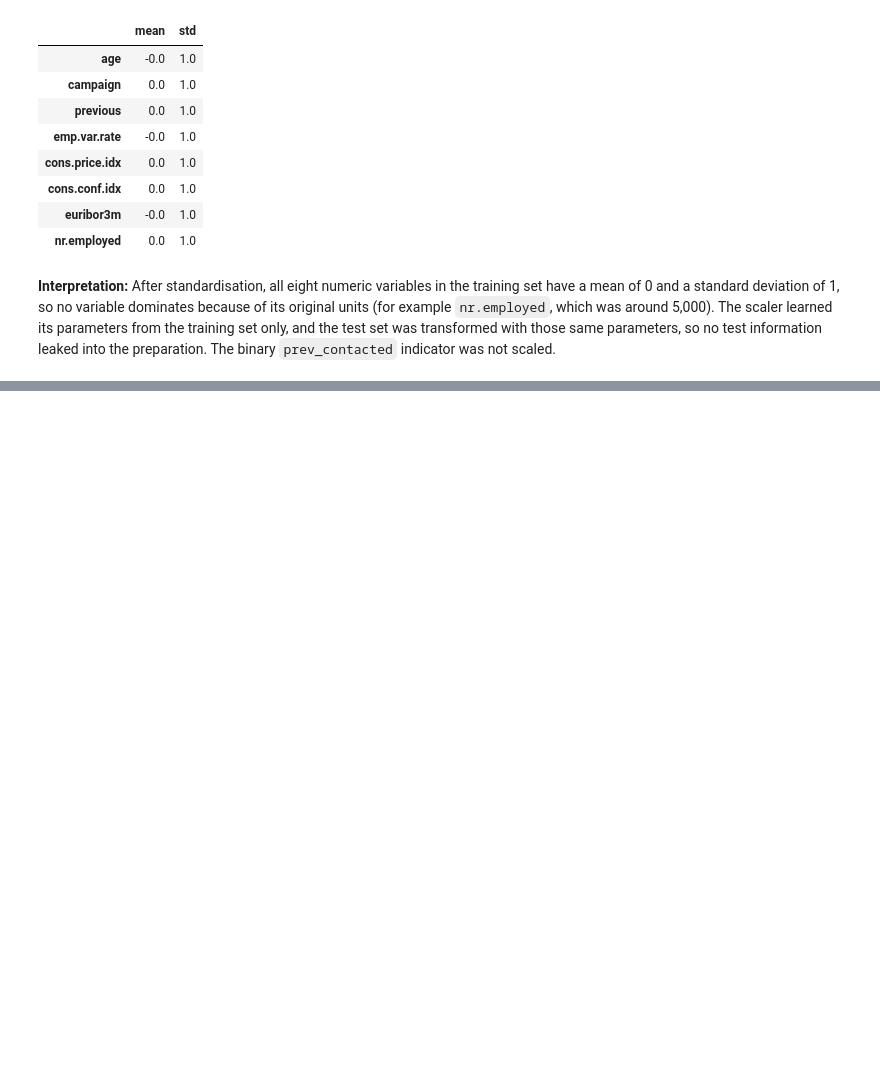
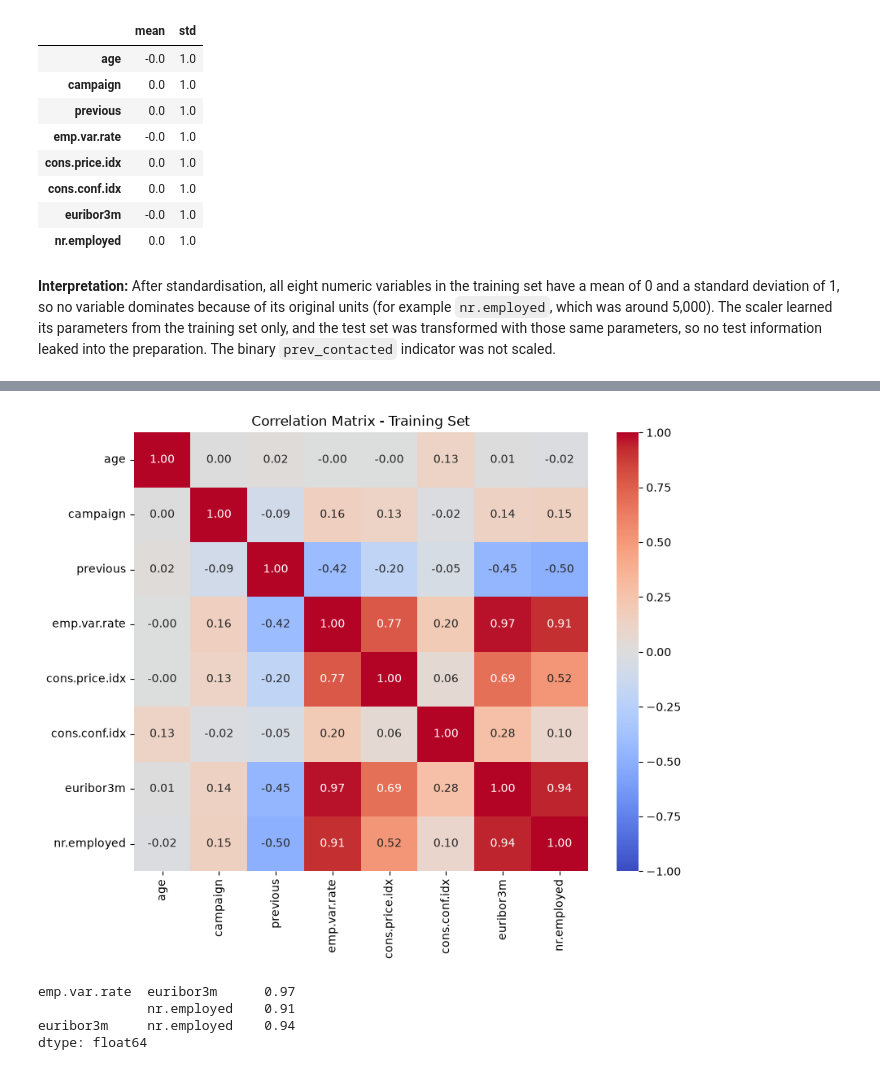
Before and after one commit to stafa10/CA1Theory2Practice, a Jupyter notebook: moustafa_numeric.ipynb, the cells around one changed output, grey strips where cells are left out. Cells and saved outputs as stored; diff of their text form; code cells hidden in the pictures; blank space fills up the shorter version.

```diff
--- a/moustafa_numeric.ipynb
+++ b/moustafa_numeric.ipynb
@@ -285,0 +290,18 @@ X_train_num.describe().T[["mean", "std"]].round(2)
+# %%
+# correlation of the scaled numeric variables (training set only)
+corr_train = X_train_num.corr()
+
+plt.figure(figsize=(9, 7))
+sns.heatmap(corr_train, annot=True, fmt=".2f", cmap="coolwarm", vmin=-1, vmax=1)
+plt.title("Correlation Matrix - Training Set")
+plt.show()
+
+# list the strongly correlated pairs (|r| > 0.8)
+pairs = corr_train.where(np.triu(np.ones(corr_train.shape, dtype=bool), k=1)).stack()
+print(pairs[pairs.abs() > 0.8].round(2))
+# %% [output]
+[figure, added]
+emp.var.rate  euribor3m      0.97
+              nr.employed    0.91
+euribor3m     nr.employed    0.94
+dtype: float64
```
Also changed, not shown: parts of 14 cells of this notebook.
